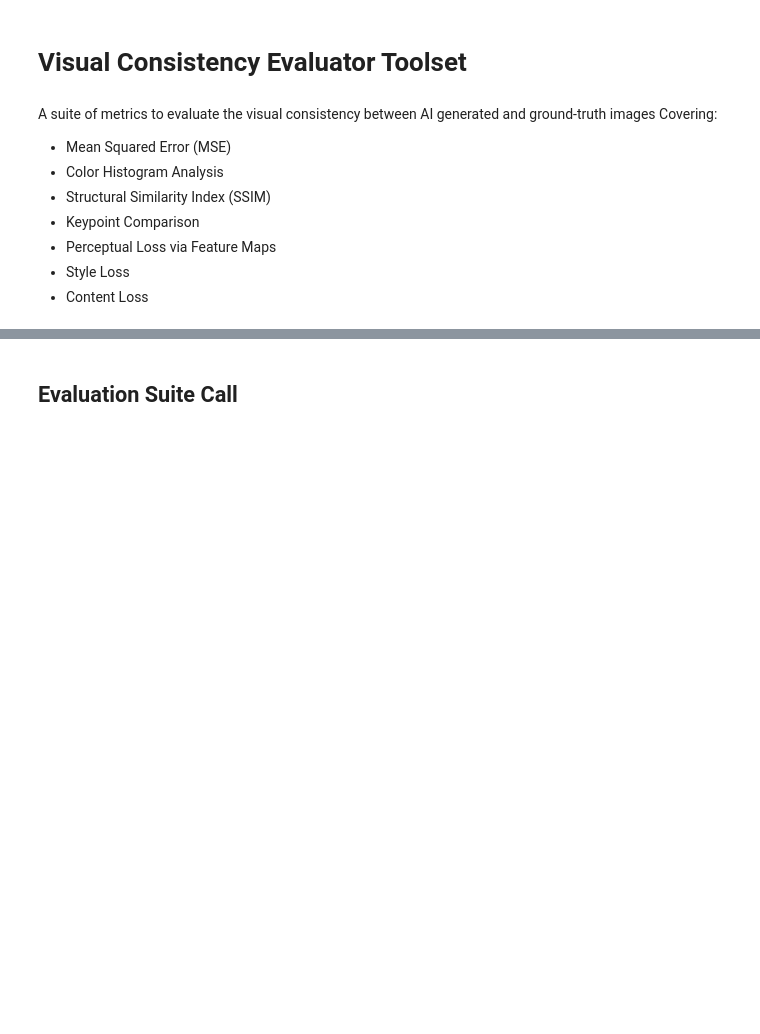
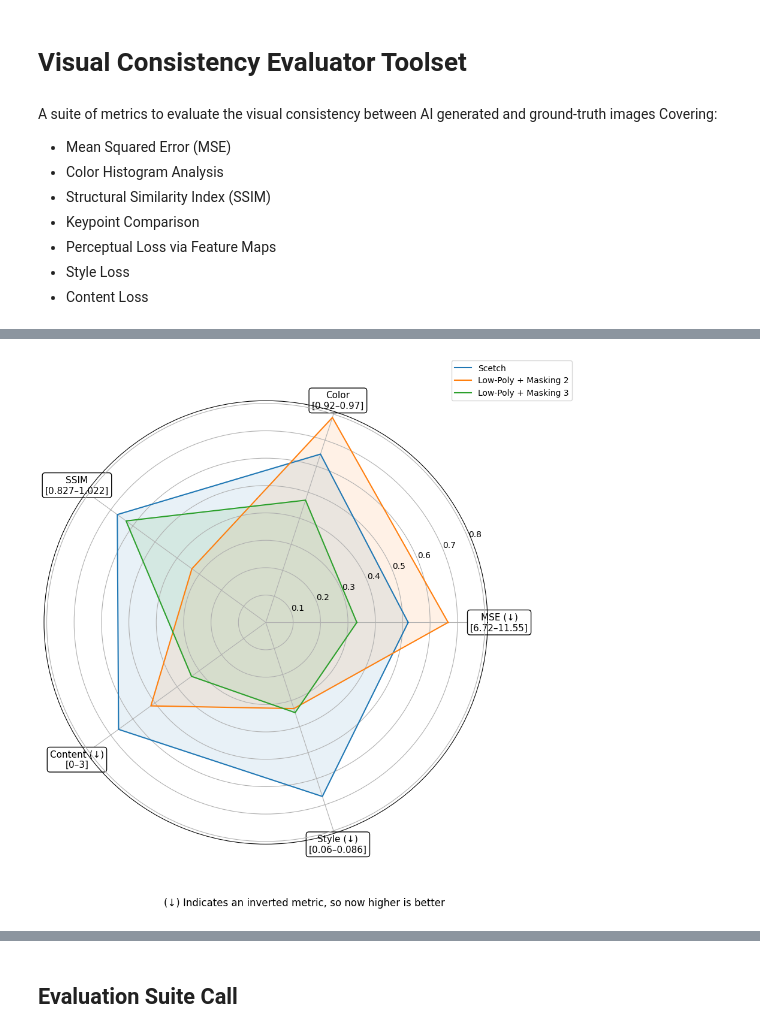
Before and after one commit to Sebastian-Zok/Visual-Consistency-Test-Suite, a Jupyter notebook: Visual Consistency Evaluator Toolset.ipynb, the cells around one changed output, grey strips where cells are left out. Cells and saved outputs as stored; diff of their text form; code cells hidden in the pictures; blank space fills up the shorter version.

```diff
--- a/Visual Consistency Evaluator Toolset.ipynb
+++ b/Visual Consistency Evaluator Toolset.ipynb
@@ -83,0 +163,81 @@ Covering:
+# %%
+import pandas as pd
+import seaborn as sns
+import matplotlib.pyplot as plt
+
+
+
+# Create DataFrame
+df = pd.DataFrame( )
+
+
+data0={"Method": "Low-Poly + Masking 2", 'Content (↓)': 1.44381757757880479, 'Style (↓)': 0.0773931396278468, 'SSIM': 0.8920534858071127,  'MSE (↓)': 8.334588108640729, 'Color': 0.959355626418958}
+data1={"Method": "Low-Poly + Masking 3",  'Content (↓)':1.9943039748403761, 'Style (↓)': 0.07699296064674854, 'SSIM': 0.9500061249699471, 'MSE (↓)': 9.944357218565765, 'Color': 0.9434787672264241}
+data2={"Method": "Scetch",  'Content (↓)':1.0062027860570837, 'Style (↓)': 0.06862070535620053, 'SSIM': 0.9576884498627259, 'MSE (↓)': 9.039101541778187, 'Color': 0.9523221699705673}
+
+
+df = pd.concat([df, pd.DataFrame([data2])], ignore_index=True)
+df = pd.concat([df, pd.DataFrame([data0])], ignore_index=True)
+df = pd.concat([df, pd.DataFrame([data1])], ignore_index=True)
+
+
+df.set_index('Method', inplace=True)
+
+# Metrics and their custom ranges
+categories = ['MSE (↓)', 'Color', 'SSIM', 'Content (↓)', 'Style (↓)']
+custom_ranges = {
+    "MSE (↓)": (6.72, 11.55),
+    "Color": (0.92, 0.97),
+    "SSIM": (0.827, 1.022),
+    "Content (↓)": (0, 3),
+    "Style (↓)": (0.06, 0.086)
+}
+
+# Normalize values to [0,1] scale
+df_custom = df.copy()
+for cat in categories:
+    min_val, max_val = custom_ranges[cat]
+    df_custom[cat] = (df_custom[cat] - min_val) / (max_val - min_val)
+
+df_custom = df_custom.clip(lower=0, upper=1)
+df_custom['MSE (↓)'] = 1 - df_custom['MSE (↓)']
+df_custom['Content (↓)'] = 1 - df_custom['Content (↓)']
+df_custom['Style (↓)'] = 1 - df_custom['Style (↓)']
+
+# Radar chart setup
+N = len(categories)
+angles = np.linspace(0, 2 * np.pi, N, endpoint=False)
+angles = np.concatenate((angles, [angles[0]]))  # Close the circle
+
+fig, ax = plt.subplots(figsize=(9, 9), subplot_kw=dict(polar=True))
+
+# Plot each method
+for method in df_custom.index:
+    values = df_custom.loc[method, categories].values
+    values = np.concatenate((values, [values[0]]))  # Close the plot
+    ax.plot(angles, values, label=method, linewidth=1.5)
+    ax.fill(angles, values, alpha=0.1)
+
+# Custom axis labels inside white boxes
+labels_with_range = [f"{cat}\n[{custom_ranges[cat][0]}–{custom_ranges[cat][1]}]" for cat in categories]
+
+ax.set_thetagrids(angles[:-1] * 180/np.pi, labels_with_range, fontsize=12)
+
+# Add white background to labels
+for label, angle in zip(ax.get_xticklabels(), angles[:-1]):
+    label.set_bbox(dict(facecolor='white', edgecolor='black', boxstyle='round,pad=0.3'))
+    label.set_horizontalalignment('center')
+    label.set_verticalalignment('center')
+    label.set_fontsize(11)
+    label.set_rotation(angle * 180 / np.pi - 90)
+
+# Legend placement
+plt.legend(bbox_to_anchor=(1.2, 1.1))
+plt.figtext(0.5, -0.05, "(↓) Indicates an inverted metric, so now higher is better", ha="center", fontsize=12)
+
+plt.tight_layout()
+plt.savefig("radar_chart.png", dpi=300, bbox_inches='tight')
+
+plt.show()
+# %% [output]
+[figure, added]
```
Also changed, not shown: parts of 19 cells of this notebook.
